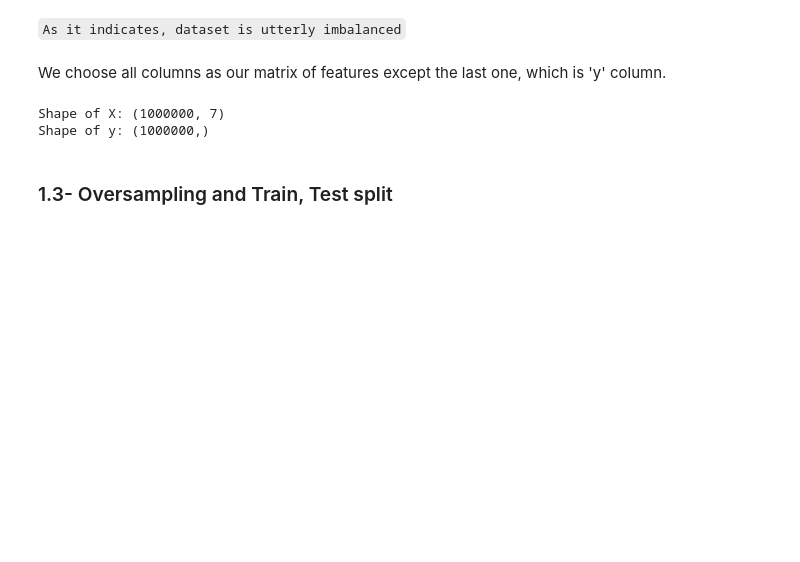
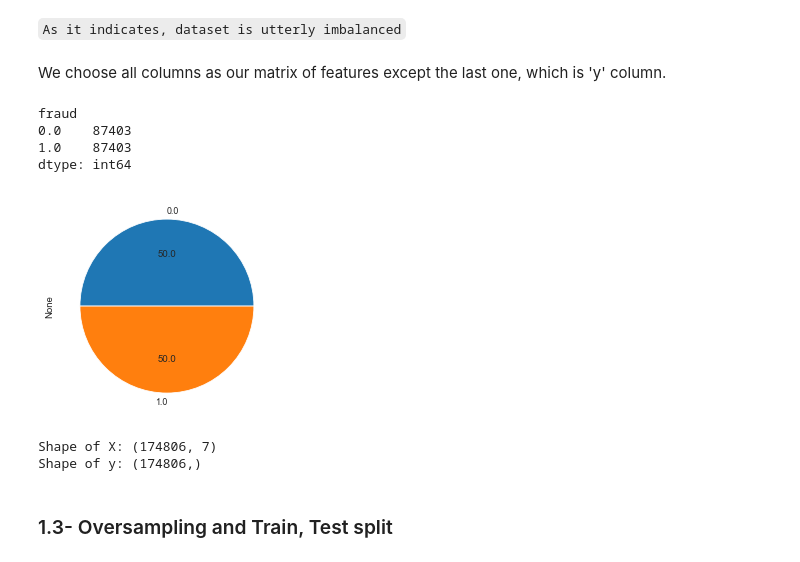
Before and after one commit to AdiPlay/Artifact-Intelligence, a Jupyter notebook: projekt/credit-card-fraud-classification-with-pytorch.ipynb, the cells around one changed output. Saved outputs shown, nothing was run; the diff lists cells and outputs as text; code cells hidden in the pictures; blank space fills up the shorter version.

```diff
--- a/projekt/credit-card-fraud-classification-with-pytorch.ipynb
+++ b/projekt/credit-card-fraud-classification-with-pytorch.ipynb
@@ -99,0 +97,8 @@ y = dataset.iloc[:, -1].values
+# %%
+real = dataset[dataset["fraud"]==0]
+fraud = dataset[dataset["fraud"]==1]
+
+real_resample = real.sample(n=87403, random_state=123)
+fraud_resample = fraud.sample(n = 87403, random_state=123)
+
+dataset0 = pd.concat([real_resample, fraud_resample], axis = 0)
@@ -100,10 +108,19 @@ y = dataset.iloc[:, -1].values
+# %%
+dataset0.value_counts("fraud").plot.pie(autopct = "%.1f")
+dataset0.value_counts("fraud")
+# %% [output]
+fraud
+0.0    87403
+1.0    87403
+dtype: int64
+[figure, added]
 # %%
-dataset.fraud.value_counts()
+dataset0.fraud.value_counts()
 print('Shape of X:', np.shape(X))
 print('Shape of y:', np.shape(y))
 # %% [output]
-Shape of X: (1000000, 7)
-Shape of y: (1000000,)
+Shape of X: (174806, 7)
+Shape of y: (174806,)
 # %% [markdown]
 ### 1.3- Oversampling and Train, Test split
 # %%
```
Also changed, not shown: parts of 6 cells of this notebook, 1 other file.
